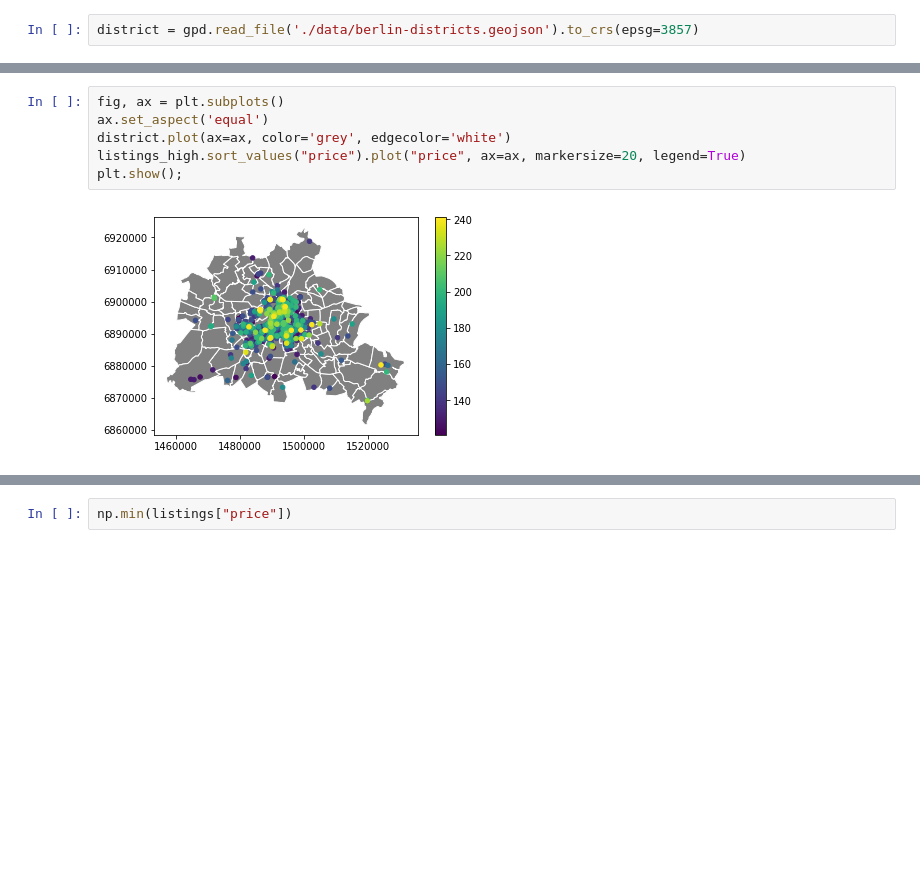
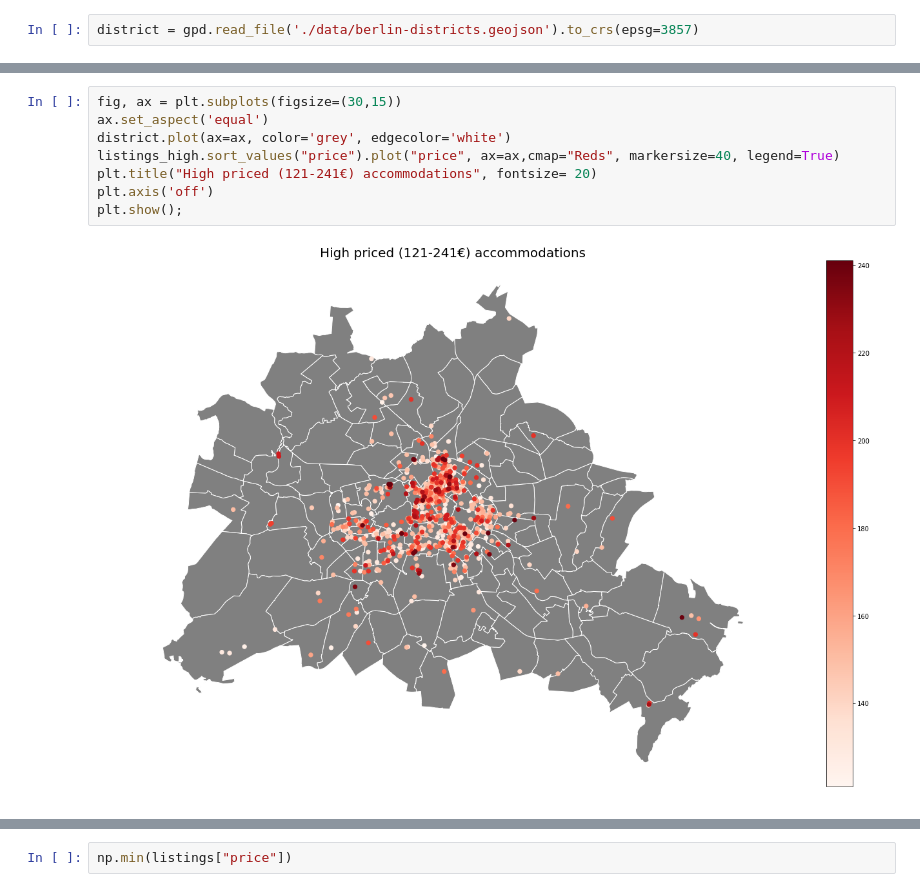
Before and after one commit to adivicco47/Spatialstatistics, a Jupyter notebook: BerlinListings.ipynb, the cells around one changed output, grey strips where cells are left out. Cells and saved outputs as stored; diff of their text form; blank space fills up the shorter version.

```diff
--- a/BerlinListings.ipynb
+++ b/BerlinListings.ipynb
@@ -130,9 +163,11 @@ plt.show();
 # %%
-fig, ax = plt.subplots()
+fig, ax = plt.subplots(figsize=(30,15))
 ax.set_aspect('equal')
 district.plot(ax=ax, color='grey', edgecolor='white')
-listings_high.sort_values("price").plot("price", ax=ax, markersize=20, legend=True)
+listings_high.sort_values("price").plot("price", ax=ax,cmap="Reds", markersize=40, legend=True)
+plt.title("High priced (121-241€) accommodations", fontsize= 20)
+plt.axis('off')
 plt.show();
 # %% [output]
-[figure, old version]
+[figure, new version]
 # %%
```
Also changed, not shown: parts of 10 cells of this notebook, 6 other files.
